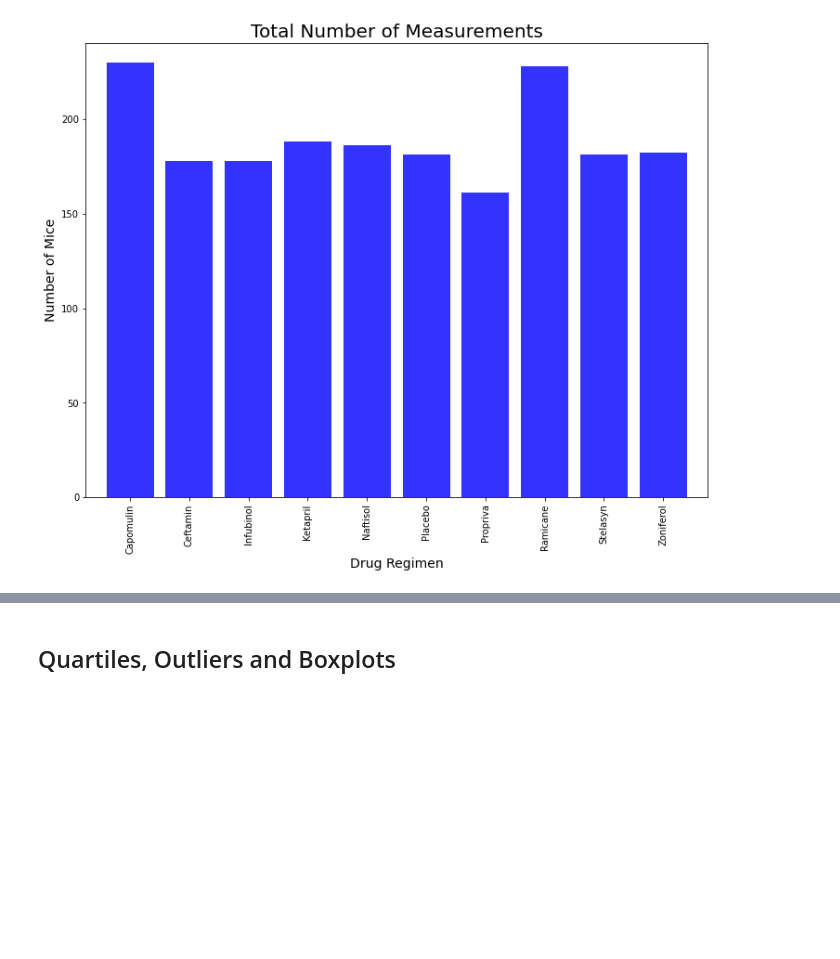
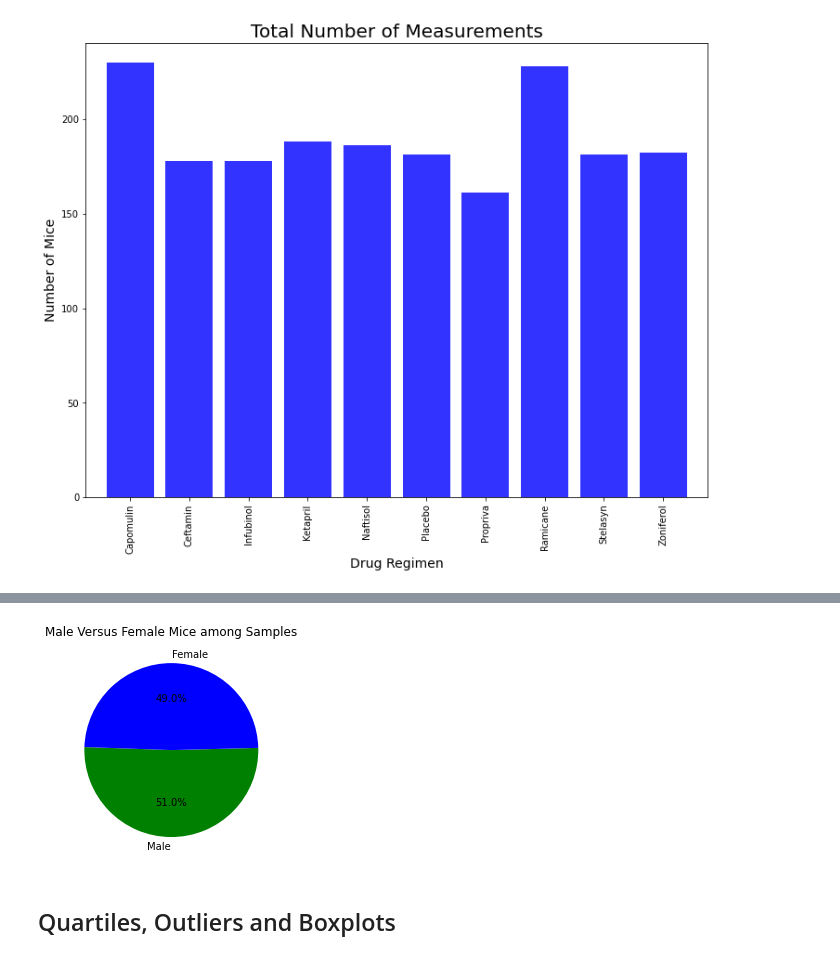
Before and after one commit to Claude-Hanfou/Pymaceuticals-Analysis, a Jupyter notebook: Pymaceuticals/Pymaceutical_start.ipynb, the cells around one changed output, grey strips where cells are left out. Cells and saved outputs as stored; diff of their text form; code cells hidden in the pictures; blank space fills up the shorter version.

```diff
--- a/Pymaceuticals/Pymaceutical.ipynb
+++ b/Pymaceuticals/Pymaceutical_start.ipynb
@@ -188,12 +185,11 @@ gender_df
 # %%
 # Generate a pie plot showing the distribution of female versus male mice using pyplot
+# Labels for the sections of our pie chart
+labels = ['Male','Female']
 
-# Labels for the sections of our pie chart
-labels = ['Female, "Male"]
+# The values of each section of the pie chart
+sizes = [gender_count.loc['Male']['Number of Data Points'], gender_count.loc['Female']['Number of Data Points']]
 
-# The colors of each section of the pie chart
-colors = ["lightskyblue", "orange" ]
-
-# Tells matplotlib to seperate thesections
-explode = (0,0)
+plt.pie(sizes, labels=labels, autopct="%1.1f%%",startangle=178, colors = ["green", "blue"])
+plt.title(pie_title)
 # %% [output]
@@ -201,3 +197,4 @@ SyntaxError: EOL while scanning string literal (<ipython-input-13-9c243bbb98f1>,
+[figure, added]
 # %% [markdown]
 ## Quartiles, Outliers and Boxplots
 # %%
```
Also changed, not shown: parts of 10 cells of this notebook.
